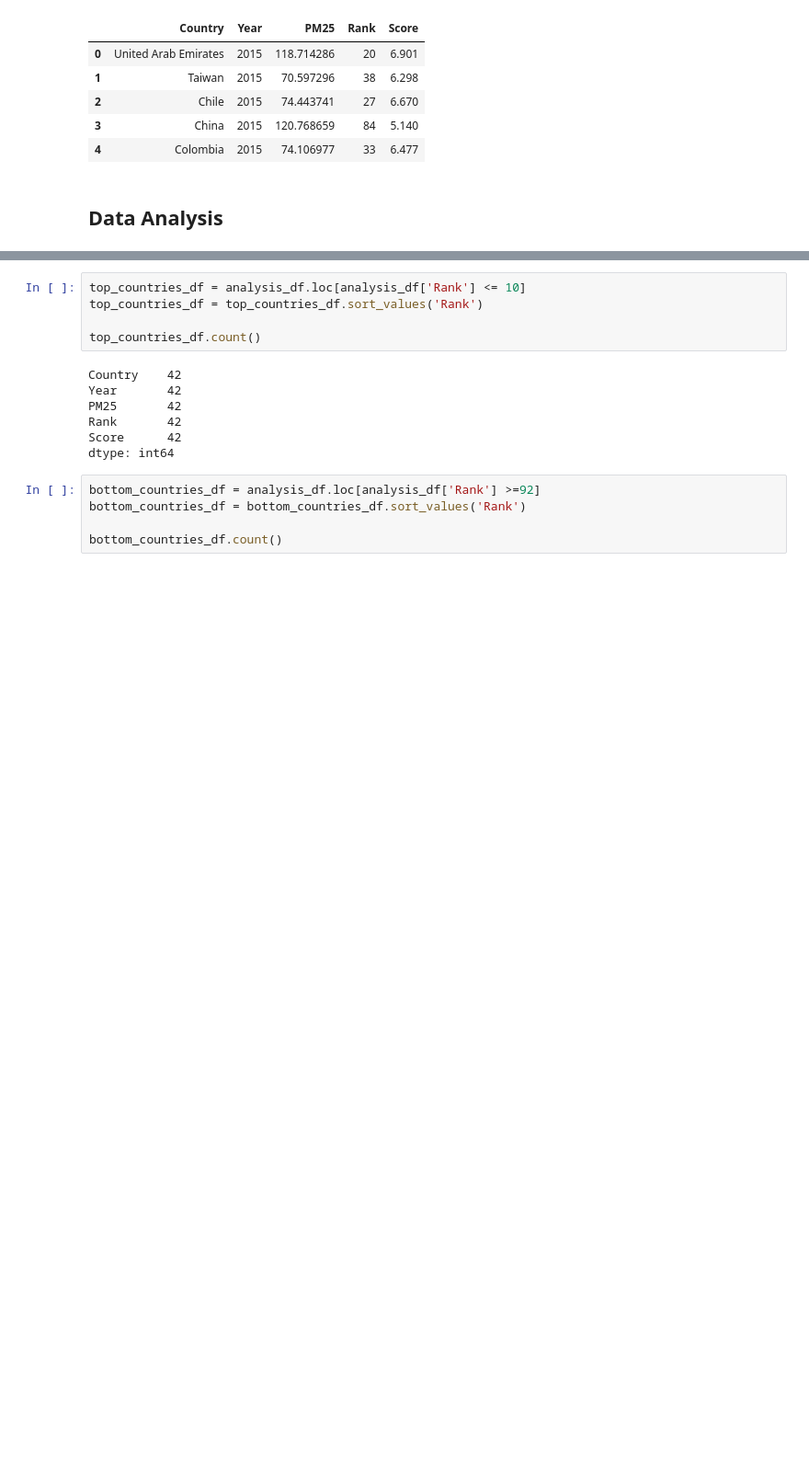
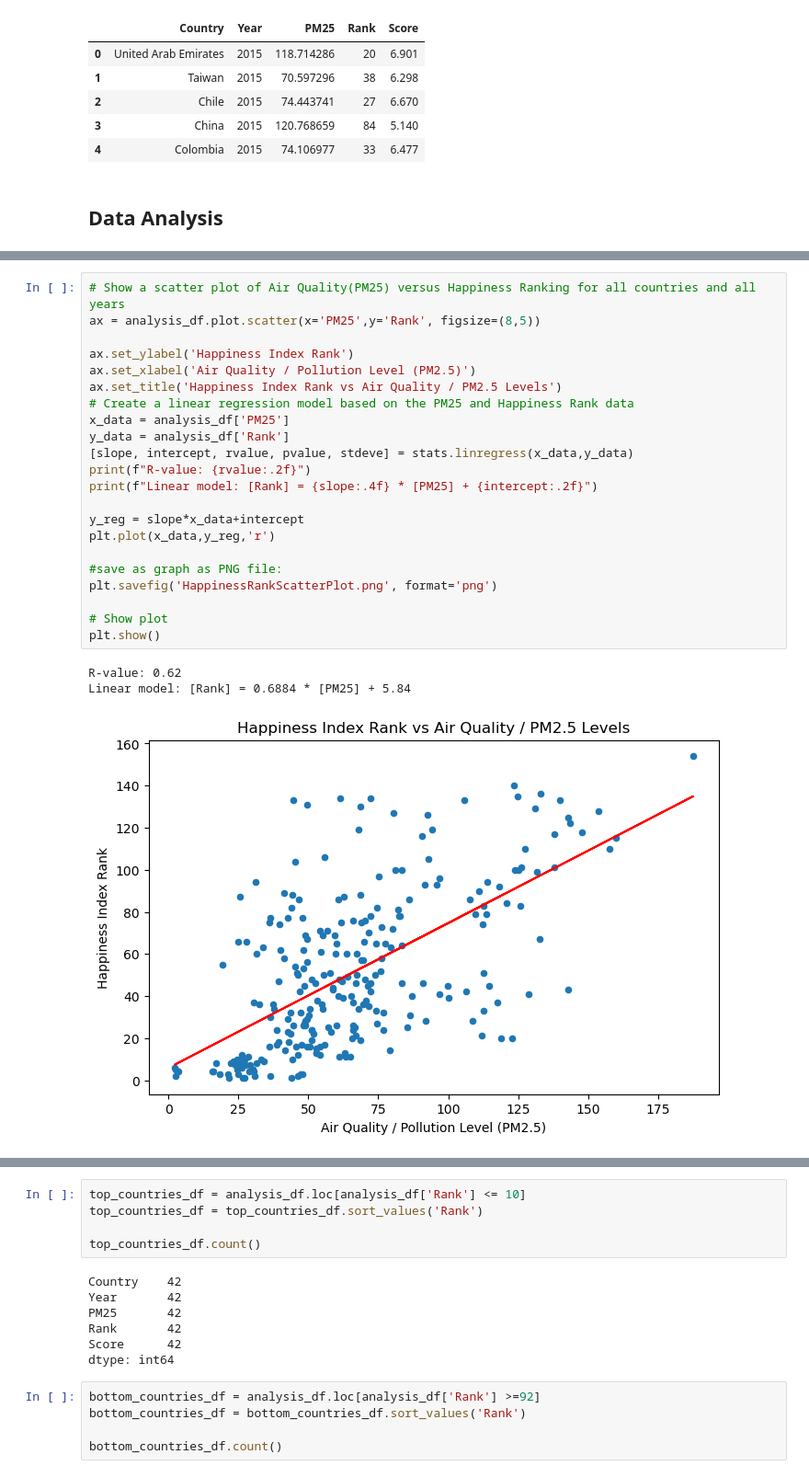
Before and after one commit to benoitchamot/AirQuality_and_Happiness, a Jupyter notebook: Analysis_AirQuality_and_Happiness.ipynb, the cells around one changed output, grey strips where cells are left out. Shown at 92% size. Drawn from its saved outputs; the diff is of its cells as text; blank space fills up the shorter version.

```diff
--- a/Analysis_AirQuality_and_Happiness.ipynb
+++ b/Analysis_AirQuality_and_Happiness.ipynb
@@ -130,0 +151,26 @@ analysis_df.head()
+# %%
+# Show a scatter plot of Air Quality(PM25) versus Happiness Ranking for all countries and all years
+ax = analysis_df.plot.scatter(x='PM25',y='Rank', figsize=(8,5))
+
+ax.set_ylabel('Happiness Index Rank')
+ax.set_xlabel('Air Quality / Pollution Level (PM2.5)')
+ax.set_title('Happiness Index Rank vs Air Quality / PM2.5 Levels')
+# Create a linear regression model based on the PM25 and Happiness Rank data
+x_data = analysis_df['PM25']
+y_data = analysis_df['Rank']
+[slope, intercept, rvalue, pvalue, stdeve] = stats.linregress(x_data,y_data)
+print(f"R-value: {rvalue:.2f}")
+print(f"Linear model: [Rank] = {slope:.4f} * [PM25] + {intercept:.2f}")
+
+y_reg = slope*x_data+intercept
+plt.plot(x_data,y_reg,'r')
+
+#save as graph as PNG file:
+plt.savefig('HappinessRankScatterPlot.png', format='png')
+
+# Show plot
+plt.show()
+# %% [output]
+R-value: 0.62
+Linear model: [Rank] = 0.6884 * [PM25] + 5.84
+[figure, added]
```
Also changed, not shown: parts of 25 cells of this notebook, 4 other files.
